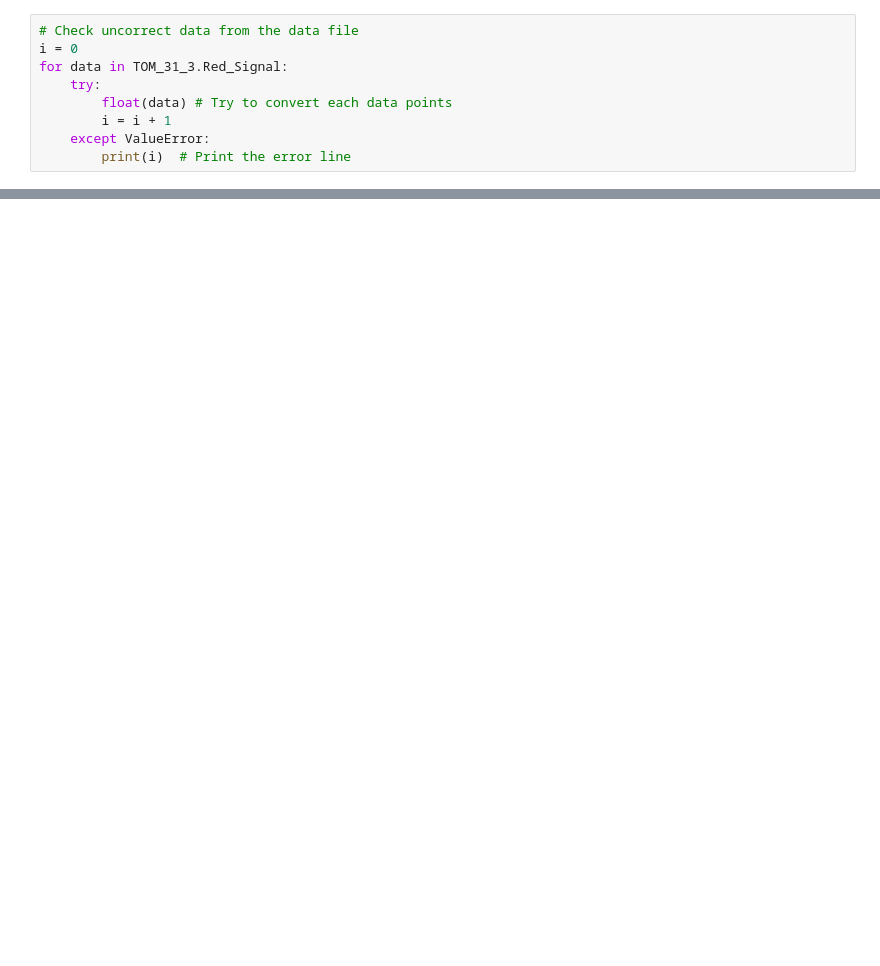
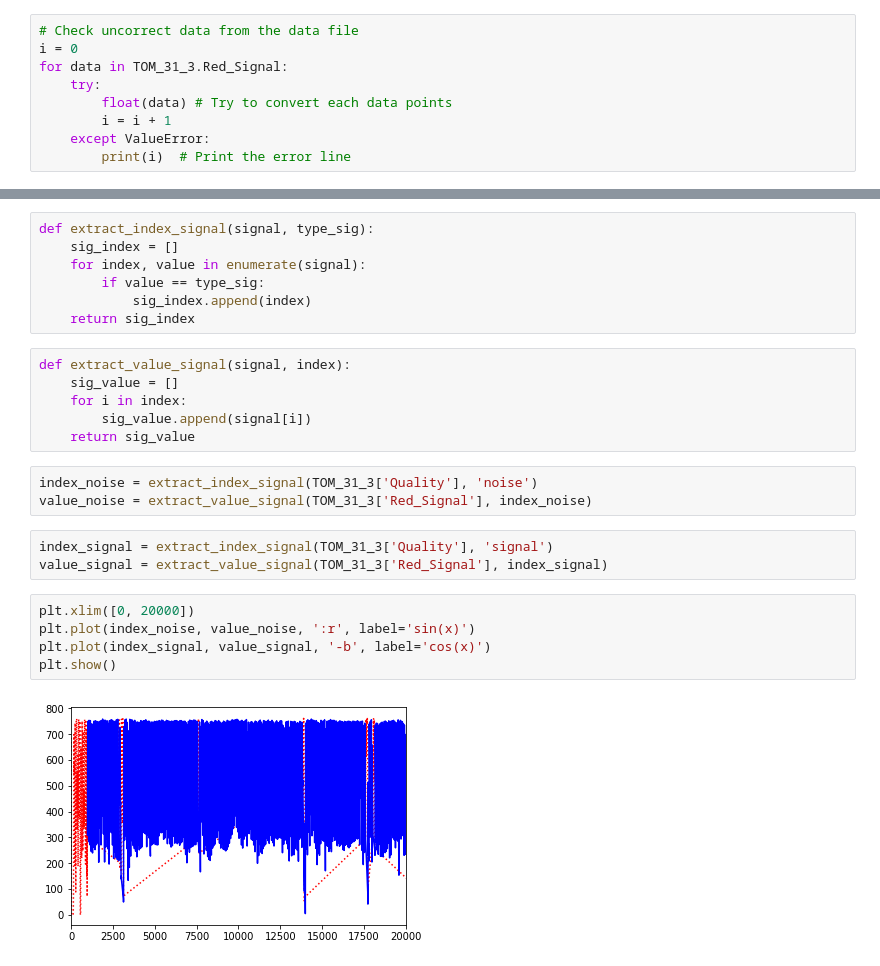
Before and after one commit to TeamCanaria/DataAnalysis, a Jupyter notebook: Cleaning_Data.ipynb, the cells around one changed output, grey strips where cells are left out. Saved outputs shown, nothing was run; the diff lists cells and outputs as text; blank space fills up the shorter version.

```diff
--- a/Cleaning_Data.ipynb
+++ b/Cleaning_Data.ipynb
@@ -43,0 +57,26 @@ plt.show() #display the plot object
+# %%
+def extract_index_signal(signal, type_sig):
+    sig_index = []
+    for index, value in enumerate(signal):
+        if value == type_sig:
+            sig_index.append(index)
+    return sig_index
+# %%
+def extract_value_signal(signal, index):
+    sig_value = []
+    for i in index:
+        sig_value.append(signal[i])
+    return sig_value
+# %%
+index_noise = extract_index_signal(TOM_31_3['Quality'], 'noise')
+value_noise = extract_value_signal(TOM_31_3['Red_Signal'], index_noise)
+# %%
+index_signal = extract_index_signal(TOM_31_3['Quality'], 'signal')
+value_signal = extract_value_signal(TOM_31_3['Red_Signal'], index_signal)
+# %%
+plt.xlim([0, 20000])
+plt.plot(index_noise, value_noise, ':r', label='sin(x)')
+plt.plot(index_signal, value_signal, '-b', label='cos(x)')
+plt.show()
+# %% [output]
+[figure, added]
```
Also changed, not shown: parts of 5 cells of this notebook.
